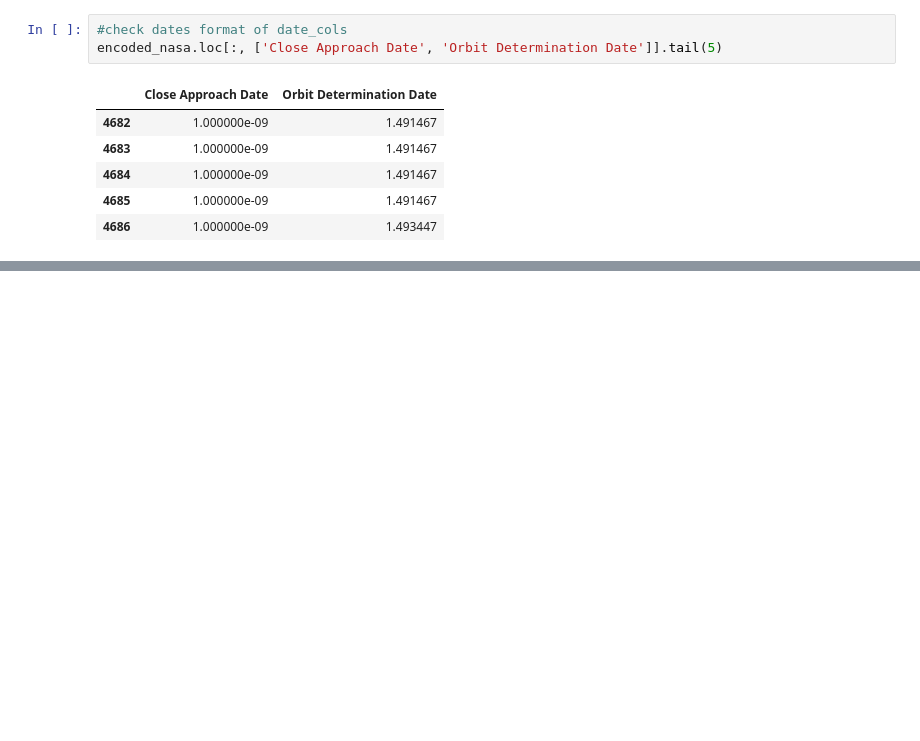
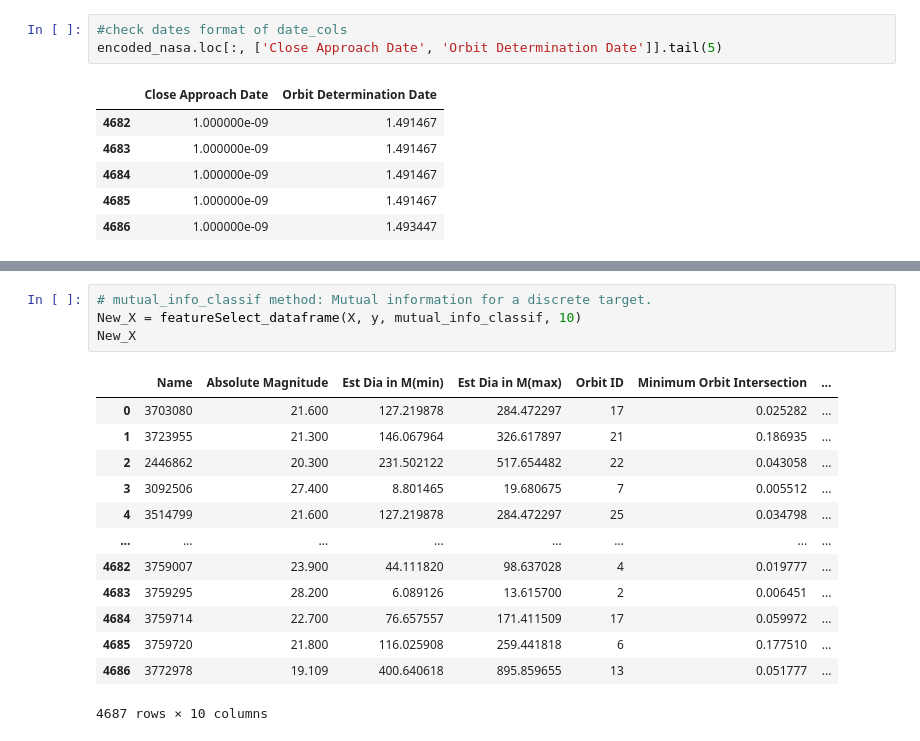
Before and after one commit to alisonjing/DTSA5506-Data-Mining-Project, a Jupyter notebook: NASA_Asteroid_Classification.ipynb, the cells around one changed output, grey strips where cells are left out. Cells and saved outputs as stored; diff of their text form; blank space fills up the shorter version.

```diff
--- a/NASA_Asteroid_Classification.ipynb
+++ b/NASA_Asteroid_Classification.ipynb
@@ -354,0 +410,18 @@ from sklean.feature_selection import f
+# %%
+# mutual_info_classif method: Mutual information for a discrete target.
+New_X = featureSelect_dataframe(X, y, mutual_info_classif, 10)
+New_X
+# %% [output]
+|  | Name | Absolute Magnitude | Est Dia in M(min) | Est Dia in M(max) | Orbit ID | Minimum Orbit Intersection | ... |
+| 0 | 3703080 | 21.600 | 127.219878 | 284.472297 | 17 | 0.025282 | ... |
+| 1 | 3723955 | 21.300 | 146.067964 | 326.617897 | 21 | 0.186935 | ... |
+| 2 | 2446862 | 20.300 | 231.502122 | 517.654482 | 22 | 0.043058 | ... |
+| 3 | 3092506 | 27.400 | 8.801465 | 19.680675 | 7 | 0.005512 | ... |
+| 4 | 3514799 | 21.600 | 127.219878 | 284.472297 | 25 | 0.034798 | ... |
+| ... | ... | ... | ... | ... | ... | ... | ... |
+| 4682 | 3759007 | 23.900 | 44.111820 | 98.637028 | 4 | 0.019777 | ... |
+| 4683 | 3759295 | 28.200 | 6.089126 | 13.615700 | 2 | 0.006451 | ... |
+| 4684 | 3759714 | 22.700 | 76.657557 | 171.411509 | 17 | 0.059972 | ... |
+| 4685 | 3759720 | 21.800 | 116.025908 | 259.441818 | 6 | 0.177510 | ... |
+| 4686 | 3772978 | 19.109 | 400.640618 | 895.859655 | 13 | 0.051777 | ... |
+4687 rows × 10 columns
```
Also changed, not shown: parts of 5 cells of this notebook.
